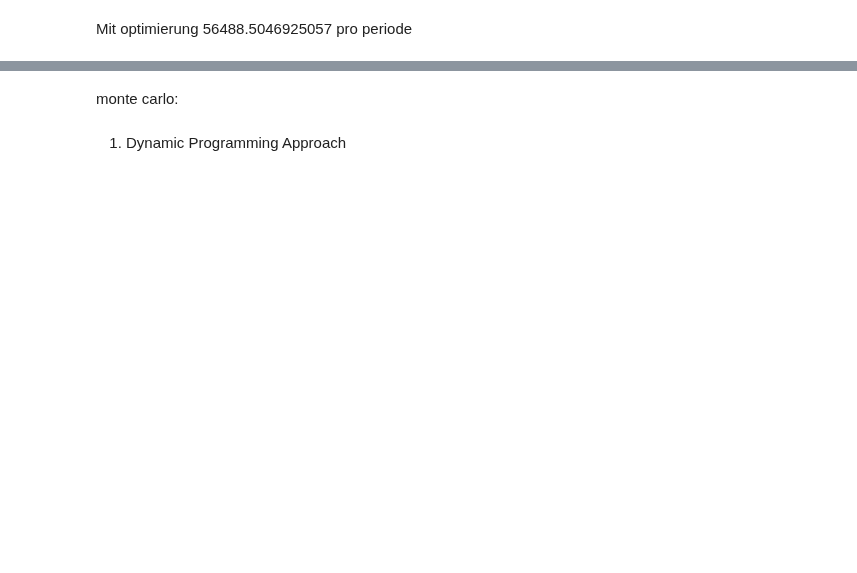
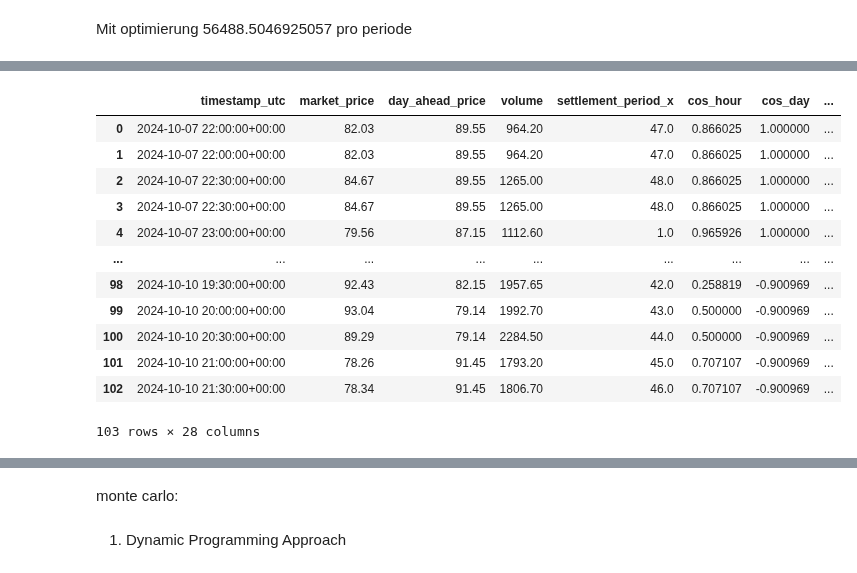
Before and after one commit to P-AEL/Energy_production_price_prediction, a Jupyter notebook: paul_analyse/Bidding.ipynb, the cells around one changed output, grey strips where cells are left out. Drawn from its saved outputs; the diff is of its cells as text; code cells hidden in the pictures; blank space fills up the shorter version.

```diff
--- a/paul_analyse/Bidding.ipynb
+++ b/paul_analyse/Bidding.ipynb
@@ -144,0 +369,28 @@ Revenue
+# %%
+df_api_new["timestamp"] = pd.to_datetime(df_api_new["timestamp"])
+df_day_ahead_price.timestamp_utc = pd.to_datetime(df_day_ahead_price.timestamp_utc)
+df_market_price.timestamp_utc = pd.to_datetime(df_market_price.timestamp_utc)
+df_imbalance_price.timestamp_utc = pd.to_datetime(df_imbalance_price.timestamp_utc)
+df_api_new_merged = pd.merge(df_api_new,df_day_ahead_price, left_on='timestamp', right_on='timestamp_utc', how='left')
+df_api_new_merged = pd.merge(df_api_new_merged,df_market_price, left_on='timestamp', right_on='timestamp_utc', how='left')
+df_api_new_merged = pd.merge(df_api_new_merged,df_imbalance_price, left_on='timestamp', right_on='timestamp_utc', how='left')
+df_api_new_merged["day_ahead_price"] = df_api_new_merged["price_x"].rename("day_ahead_price")
+df_api_new_merged["market_price"] = df_api_new_merged["price_y"].rename("market_price")
+df_api_new_merged["settlement_period"] = df_api_new_merged["settlement_period_x"].rename("settlement_period")
+df_api_new_merged["cos_hour"] = np.cos(2*np.pi*df_api_new_merged["timestamp"].dt.hour/24)
+df_api_new_merged["cos_day"] = np.cos(2*np.pi*df_api_new_merged["timestamp"].dt.day/7)
+# %%
+df_api_new_merged1 = df_api_new_merged[["timestamp_utc","market_price","day_ahead_price","volume","settlement_period","cos_hour","cos_day","1","2","3","4","5","6","7","8","9","imbalance_price"]].copy()
+df_api_new_merged1.loc[:,"market_price_lag48h"] = df_api_new_merged1["market_price"].shift(96)
+df_api_new_merged1.loc[:,"imbalance_price_lag48h"] = df_api_new_merged1["imbalance_price"].shift(96)
+df_api_new_merged1.loc[:,"day_ahead_price_lag48h"] = df_api_new_merged1["day_ahead_price"].shift(96)
+df_api_new_merged1.loc[:,"volume_lag48h"] = df_api_new_merged1["volume"].shift(96)
+df_api_new_merged1.dropna(inplace=True)
+df_api_new_merged1 = df_api_new_merged1.groupby("timestamp_utc").last().reset_index()
+# %%
+solar_total = pd.read_csv('D:/Users/paulh/Desktop/Domäneprojekt2/Energy_production_price_prediction/basic_files/solar_total_production.csv')
+wind_total = pd.read_csv('D:/Users/paulh/Desktop/Domäneprojekt2/Energy_production_price_prediction/basic_files/wind_total_production.csv')
+solar_total.generation_mw = solar_total.generation_mw * 0.5
+wind_total.generation_mw = wind_total.generation_mw * 0.5 - wind_total.boa
+solar_total.timestamp_utc = pd.to_datetime(solar_total.timestamp_utc)
+wind_total.timestamp_utc = pd.to_datetime(wind_total.timestamp_utc)
@@ -144,0 +413,22 @@ Revenue
+# %%
+df_api_new_merged2 = pd.merge(df_api_new_merged1,solar_total, on="timestamp_utc", how="inner")
+df_api_new_merged2 = pd.merge(df_api_new_merged2,wind_total, on="timestamp_utc", how="inner")
+df_api_new_merged2 = df_api_new_merged2.rename(columns={
+    "generation_mw_x": "generation_solar",
+    "generation_mw_y": "generation_wind"
+})
+df_api_new_merged2
+# %% [output]
+|  | timestamp_utc | market_price | day_ahead_price | volume | settlement_period_x | cos_hour | cos_day | ... |
+| 0 | 2024-10-07 22:00:00+00:00 | 82.03 | 89.55 | 964.20 | 47.0 | 0.866025 | 1.000000 | ... |
+| 1 | 2024-10-07 22:00:00+00:00 | 82.03 | 89.55 | 964.20 | 47.0 | 0.866025 | 1.000000 | ... |
+| 2 | 2024-10-07 22:30:00+00:00 | 84.67 | 89.55 | 1265.00 | 48.0 | 0.866025 | 1.000000 | ... |
+| 3 | 2024-10-07 22:30:00+00:00 | 84.67 | 89.55 | 1265.00 | 48.0 | 0.866025 | 1.000000 | ... |
+| 4 | 2024-10-07 23:00:00+00:00 | 79.56 | 87.15 | 1112.60 | 1.0 | 0.965926 | 1.000000 | ... |
+| ... | ... | ... | ... | ... | ... | ... | ... | ... |
+| 98 | 2024-10-10 19:30:00+00:00 | 92.43 | 82.15 | 1957.65 | 42.0 | 0.258819 | -0.900969 | ... |
+| 99 | 2024-10-10 20:00:00+00:00 | 93.04 | 79.14 | 1992.70 | 43.0 | 0.500000 | -0.900969 | ... |
+| 100 | 2024-10-10 20:30:00+00:00 | 89.29 | 79.14 | 2284.50 | 44.0 | 0.500000 | -0.900969 | ... |
+| 101 | 2024-10-10 21:00:00+00:00 | 78.26 | 91.45 | 1793.20 | 45.0 | 0.707107 | -0.900969 | ... |
+| 102 | 2024-10-10 21:30:00+00:00 | 78.34 | 91.45 | 1806.70 | 46.0 | 0.707107 | -0.900969 | ... |
+103 rows × 28 columns
```
Also changed, not shown: parts of 39 cells of this notebook, 10 other files.
